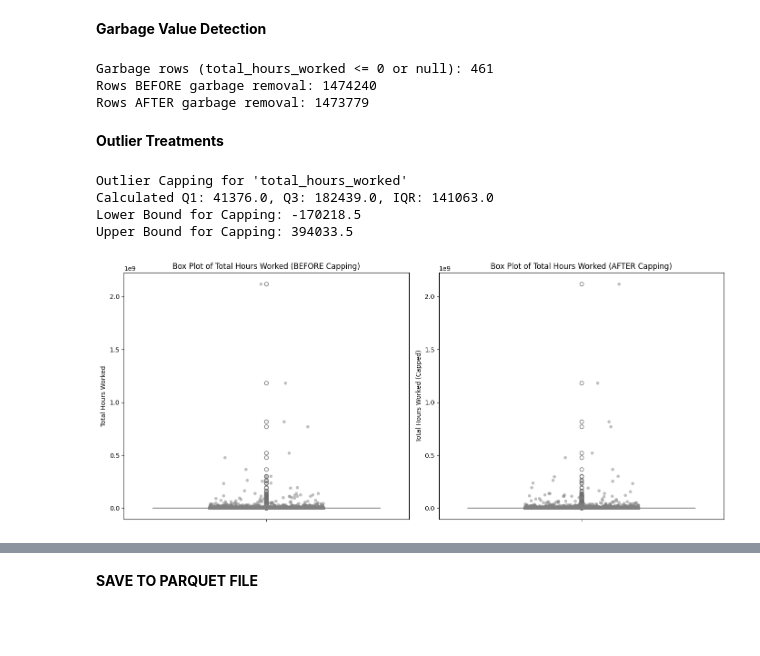
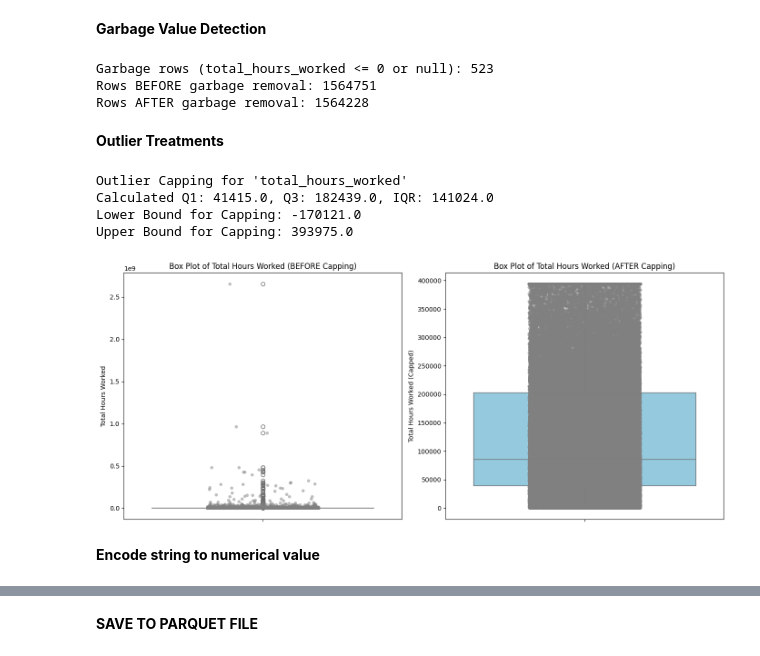
Before and after one commit to rhonaeloisa/risk.IT.all, a Jupyter notebook: risk.IT.all.ipynb, the cells around one changed output, grey strips where cells are left out. Saved outputs shown, nothing was run; the diff lists cells and outputs as text; code cells hidden in the pictures; blank space fills up the shorter version.

```diff
--- a/risk.IT.all.ipynb
+++ b/risk.IT.all.ipynb
@@ -161,7 +165,8 @@ from pyspark.sql import functions as F
 # Keep only rows where size is one of the specified string values
 
 df_filtered_size = df_filtered.filter(
-    F.col("size").isin("1", "2", "3", "1.0", "2.0", "3.0")
+    (F.col("size").isin("1", "2", "3", "1.0", "2.0", "3.0")) |
+    (F.col("size").isNull())
 )
 
 df_counts = (
@@ -259,7 +268,8 @@ plt.show()
 [figure]
 # %%
 df_filtered_establishment = df_filtered_size.filter(
-    F.col("establishment_type").isin("1", "2", "3", "1.0", "2.0", "3.0")
+    F.col("establishment_type").isin("1", "2", "3", "1.0", "2.0", "3.0") |
+    (F.col("establishment_type").isNull())
 )
 
 df_counts2 = (
@@ -364,7 +378,7 @@ plt.show()
 # %% [markdown]
 **String Normalization**
 # %%
-df_SNorm = df_filtered.withColumn("industry_CLEANED",
+df_SNorm = df_filtered_establishment.withColumn("industry_CLEANED",
     F.trim(F.regexp_replace(F.lower(F.col("industry_description")), "[^a-zA-Z0-9\\s]", ""))
 )
 
@@ -787,28 +805,28 @@ garbage_rows_count = df_initial_for_garbage_removal.filter(
 
 print(f"Garbage rows (total_hours_worked <= 0 or null): {garbage_rows_count}")
 
-#filter out the garbage rows and assign to df_cleaned
-df_cleaned = df_initial_for_garbage_removal.filter(
+#filter out the garbage rows and assign to df_cleanedGarb
+df_cleanedGarb = df_initial_for_garbage_removal.filter(
     (F.col("total_hours_worked") > 0) & F.col("total_hours_worked").isNotNull()
 )
 
 print("Rows BEFORE garbage removal:", df_initial_for_garbage_removal.count())
-print("Rows AFTER garbage removal:", df_cleaned.count())
+print("Rows AFTER garbage removal:", df_cleanedGarb.count())
 # %% [output]
-Garbage rows (total_hours_worked <= 0 or null): 461
-Rows BEFORE garbage removal: 1474240
-Rows AFTER garbage removal: 1473779
+Garbage rows (total_hours_worked <= 0 or null): 523
+Rows BEFORE garbage removal: 1564751
+Rows AFTER garbage removal: 1564228
 # %% [markdown]
 **Outlier Treatments**
 # %%
 print("Outlier Capping for 'total_hours_worked'")
 
 # Get 'before' data for visualization (before capping)
-pdf_before_capping = df_cleanedNull_final.select("total_hours_worked").sample(False, 0.1, seed=42).toPandas()
+pdf_before_capping = df_cleanedGarb.select("total_hours_worked").sample(False, 0.1, seed=42).toPandas()
 
 #Q1, Q3, and IQR for total_hours_worked
-Q1 = df_cleaned.approxQuantile("total_hours_worked", [0.25], 0.05)[0]
-Q3 = df_cleaned.approxQuantile("total_hours_worked", [0.75], 0.05)[0]
+Q1 = df_cleanedGarb.approxQuantile("total_hours_worked", [0.25], 0.05)[0]
+Q3 = df_cleanedGarb.approxQuantile("total_hours_worked", [0.75], 0.05)[0]
 IQR = Q3 - Q1
 
 #lower and upper bounds for outlier capping
@@ -818,36 +836,38 @@ upper_bound = Q3 + 1.5 * IQR
 print(f"Calculated Q1: {Q1}, Q3: {Q3}, IQR: {IQR}")
 print(f"Lower Bound for Capping: {lower_bound}")
 print(f"Upper Bound for Capping: {upper_bound}")
 
 #Winsorization (capping) to total_hours_worked
-df_cleaned = df_cleaned.withColumn(
+df_cleaned = df_cleanedGarb.withColumn(
     "total_hours_worked",
     F.when(F.col("total_hours_worked") < lower_bound, lower_bound)
      .when(F.col("total_hours_worked") > upper_bound, upper_bound)
      .otherwise(F.col("total_hours_worked"))
 )
 
-pdf_after_capping = df_cleanedNull_final.select("total_hours_worked").sample(False, 0.1, seed=42).toPandas()
+pdf_after_capping = df_cleaned.select("total_hours_worked").sample(False, 0.1, seed=42).toPandas()
 
 fig, axes = plt.subplots(1, 2, figsize=(14, 6))
 
 #before capping
 sns.boxplot(y=pdf_before_capping['total_hours_worked'], ax=axes[0], color='lightcoral')
 sns.stripplot(y=pdf_before_capping['total_hours_worked'], ax=axes[0], color='grey', jitter=0.2, alpha=0.5)
 axes[0].set_title('Box Plot of Total Hours Worked (BEFORE Capping)')
 axes[0].set_ylabel('Total Hours Worked')
 
 #after capping
 sns.boxplot(y=pdf_after_capping['total_hours_worked'], ax=axes[1], color='skyblue')
 sns.stripplot(y=pdf_after_capping['total_hours_worked'], ax=axes[1], color='grey', jitter=0.2, alpha=0.5)
 axes[1].set_title('Box Plot of Total Hours Worked (AFTER Capping)')
 axes[1].set_ylabel('Total Hours Worked (Capped)')
 
 plt.tight_layout()
 plt.show()
 # %% [output]
 Outlier Capping for 'total_hours_worked'
-Calculated Q1: 41376.0, Q3: 182439.0, IQR: 141063.0
-Lower Bound for Capping: -170218.5
-Upper Bound for Capping: 394033.5
+Calculated Q1: 41415.0, Q3: 182439.0, IQR: 141024.0
+Lower Bound for Capping: -170121.0
+Upper Bound for Capping: 393975.0
-[figure, old version]
+[figure, new version]
+# %% [markdown]
+**Encode string to numerical value**
```
Also changed, not shown: parts of 43 cells of this notebook.
